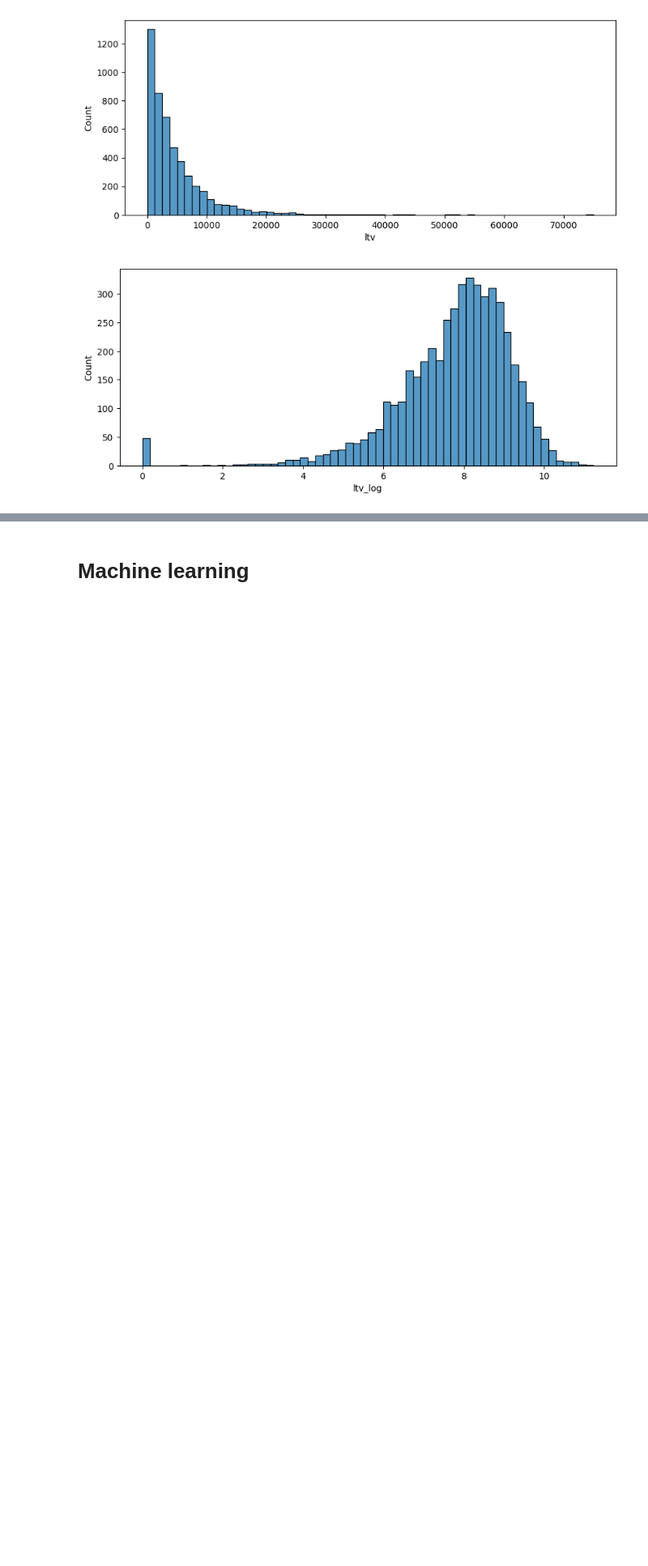
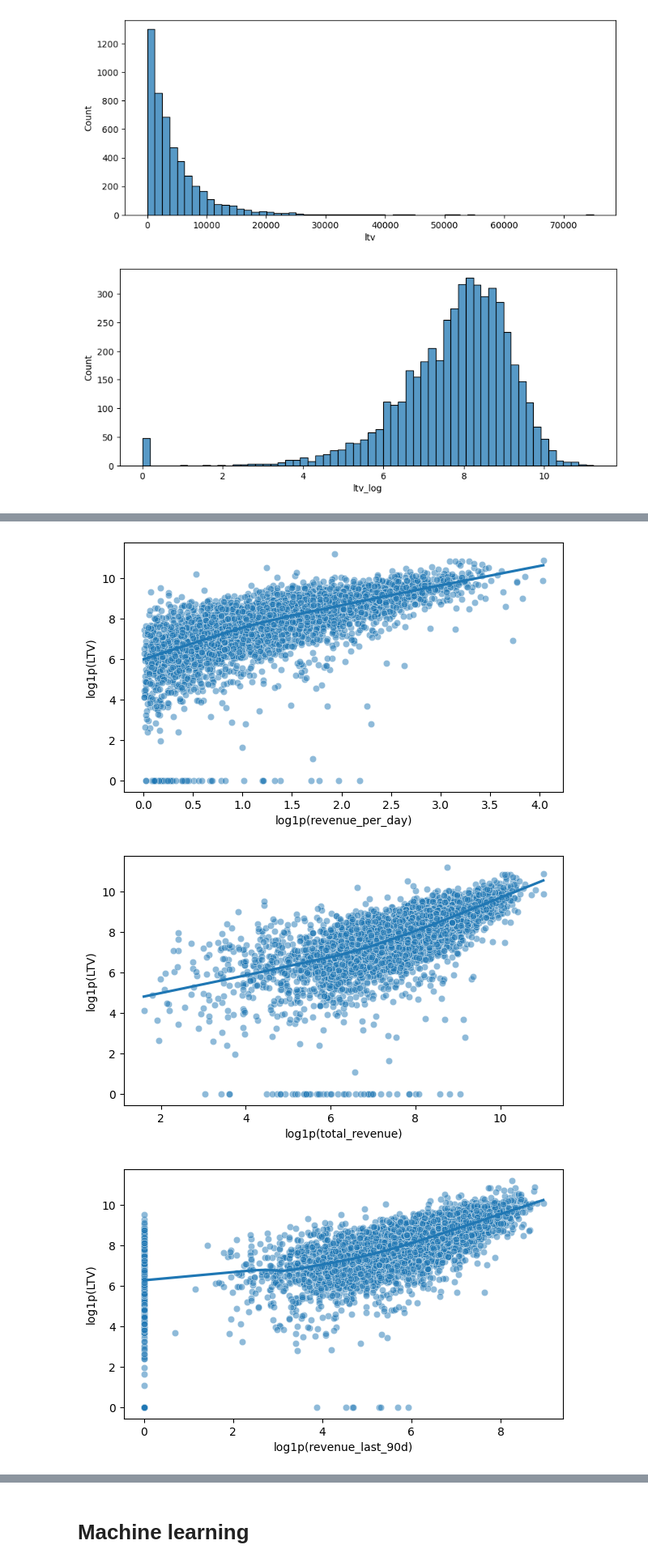
Before and after one commit to arlinrus/vkr, a Jupyter notebook: diplom.ipynb, the cells around one changed output, grey strips where cells are left out. Shown at 81% size. Drawn from its saved outputs; the diff is of its cells as text; code cells hidden in the pictures; blank space fills up the shorter version.

```diff
--- a/diplom.ipynb
+++ b/diplom.ipynb
@@ -575,14 +522,0 @@ for idx, feature in enumerate(selected_features):  # ← по вашему сп
-# %%
-num_cols = ['ltv_log',
-'total_revenue_log',
-'recency_log',
-'tenure_log',
-'customer_age_log',
-'avg_days_between_orders_log',
-'revenue_per_day_log',
-'purchase_frequency_rate_sqrt']
-for col in num_cols:
-    plt.figure(figsize=(8, 3))
-    sns.boxplot(x=df[col])
-    plt.title(f'Выбросы: {col}')
-    plt.show()
@@ -588,0 +616,15 @@ for col in num_cols:
+# %%
+plot_features = corr_[:8]
+
+for col in plot_features:
+    plt.figure(figsize=(7, 4))
+    sns.scatterplot(x=np.log1p(data[col]), y=data['ltv_log'], alpha=0.5)
+    sns.regplot(x=np.log1p(data[col]), y=data['ltv_log'], scatter=False, lowess=True)
+    # plt.title(f'Зависимость log1p(LTV) от log1p({col})')
+    plt.xlabel(f'log1p({col})')
+    plt.ylabel('log1p(LTV)')
+    plt.show()
+# %% [output]
+[figure, added]
+[figure, added]
+[figure, added]
```
Also changed, not shown: parts of 18 cells of this notebook.
